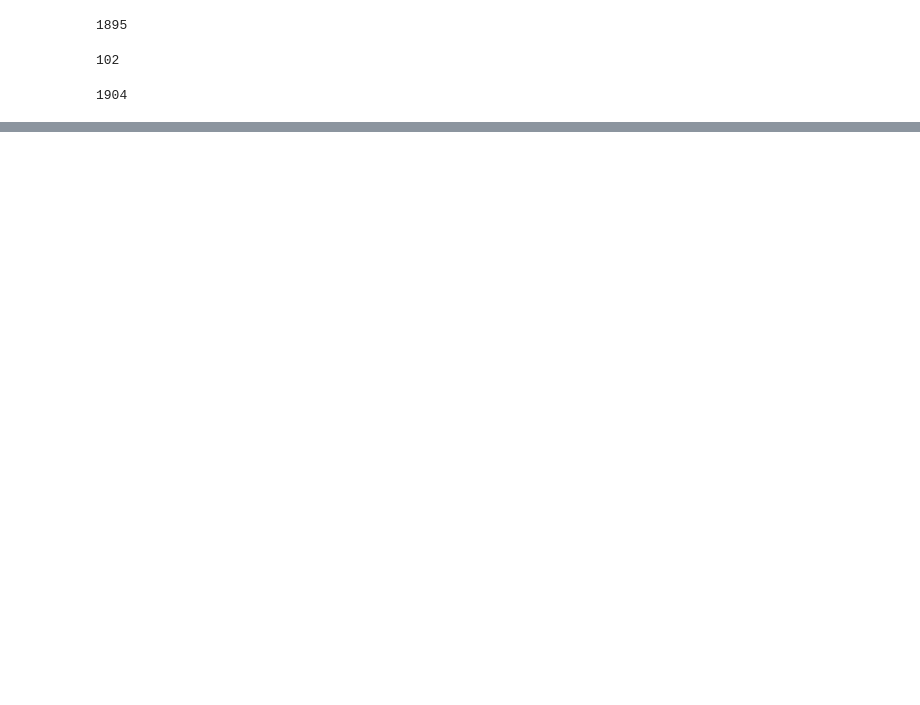
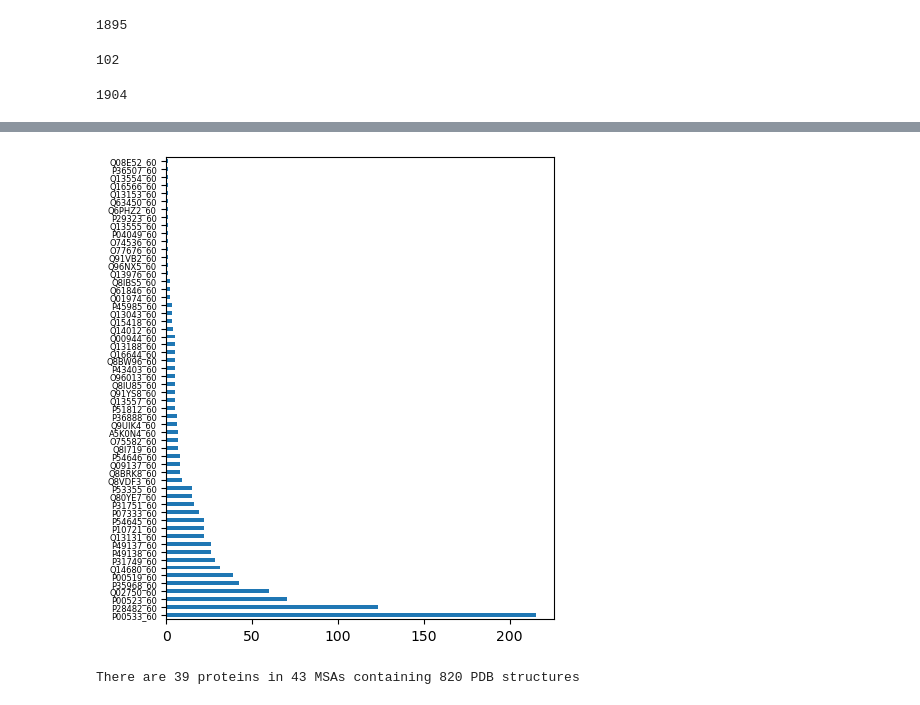
Before and after one commit to alvaro-2/cis-reg, a Jupyter notebook: scripts/map_pdb_orthologs.ipynb, the cells around one changed output, grey strips where cells are left out. Drawn from its saved outputs; the diff is of its cells as text; code cells hidden in the pictures; blank space fills up the shorter version.

```diff
--- a/scripts/map_pdb_orthologs.ipynb
+++ b/scripts/map_pdb_orthologs.ipynb
@@ -207,0 +306,7 @@ msa_regions_pdbs
+# %%
+plt.figure(figsize= (5, 6))
+msa_regions_pdbs.msa.value_counts().plot(kind= 'barh')
+plt.yticks(size= 6)
+plt.show()
+# %% [output]
+[figure, added]
@@ -207,0 +317,4 @@ msa_regions_pdbs
+# %%
+stats_df(msa_regions_pdbs_filtered)
+# %% [output]
+There are 39 proteins in 43 MSAs containing 820 PDB structures
```
Also changed, not shown: parts of 26 cells of this notebook.
